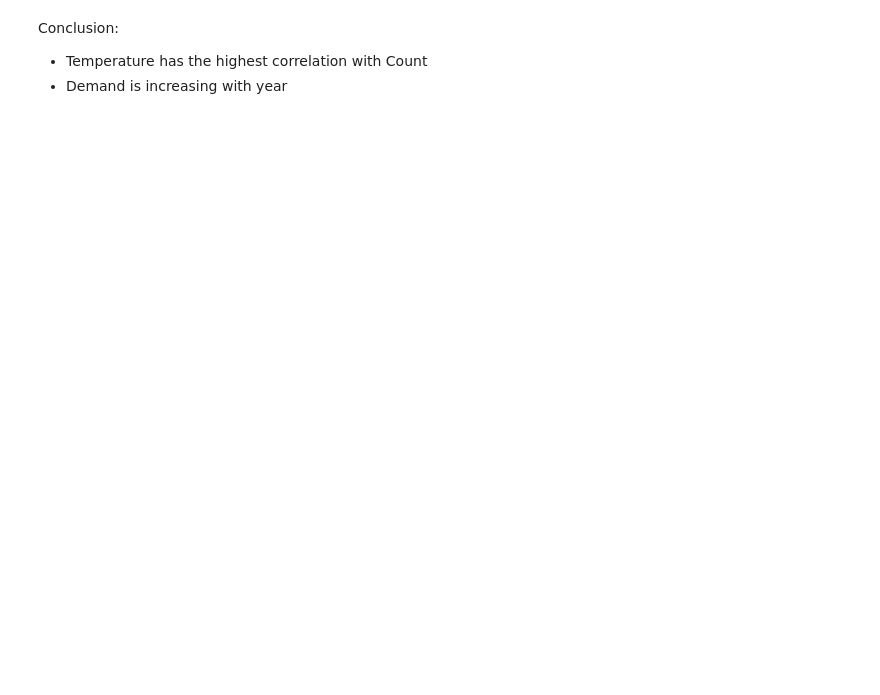
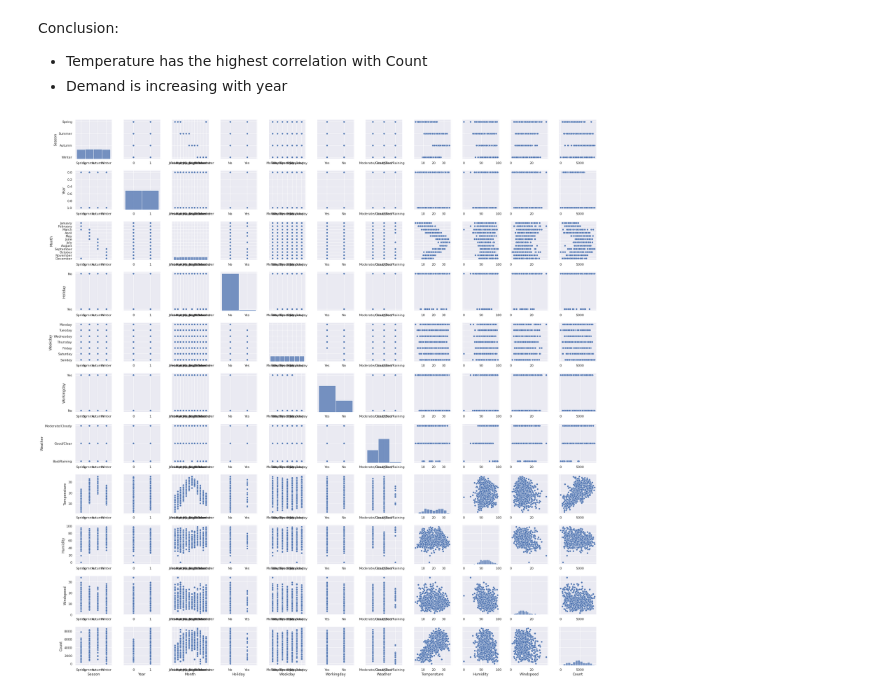
Before and after one commit to akshaysmin/Bike-Sharing-Demand-Prediction, a Jupyter notebook: Bike_Sharing_Demand.ipynb, the cells around one changed output. Cells and saved outputs as stored; diff of their text form; code cells hidden in the pictures; blank space fills up the shorter version.

```diff
--- a/Bike_Sharing_Demand.ipynb
+++ b/Bike_Sharing_Demand.ipynb
@@ -13,0 +25,5 @@ sns.set()
+# %%
+def label_subplots(pp):
+  for ax in pp.axes.flat:
+      ax.tick_params(axis='both', labelbottom=True)
+  plt.subplots_adjust(wspace=0.3, hspace=0.3)
@@ -322,4 +371,13 @@ Conclusion:
 
 * Temperature has the highest correlation with Count
 * Demand is increasing with year
+# %%
+pp = sns.pairplot(df_bikes,
+             vars=df_bikes.columns
+             )
+label_subplots(pp)
+
+plt.show()
+# %% [output]
+[figure, added]
 # %%
```
Also changed, not shown: parts of 40 cells of this notebook.
